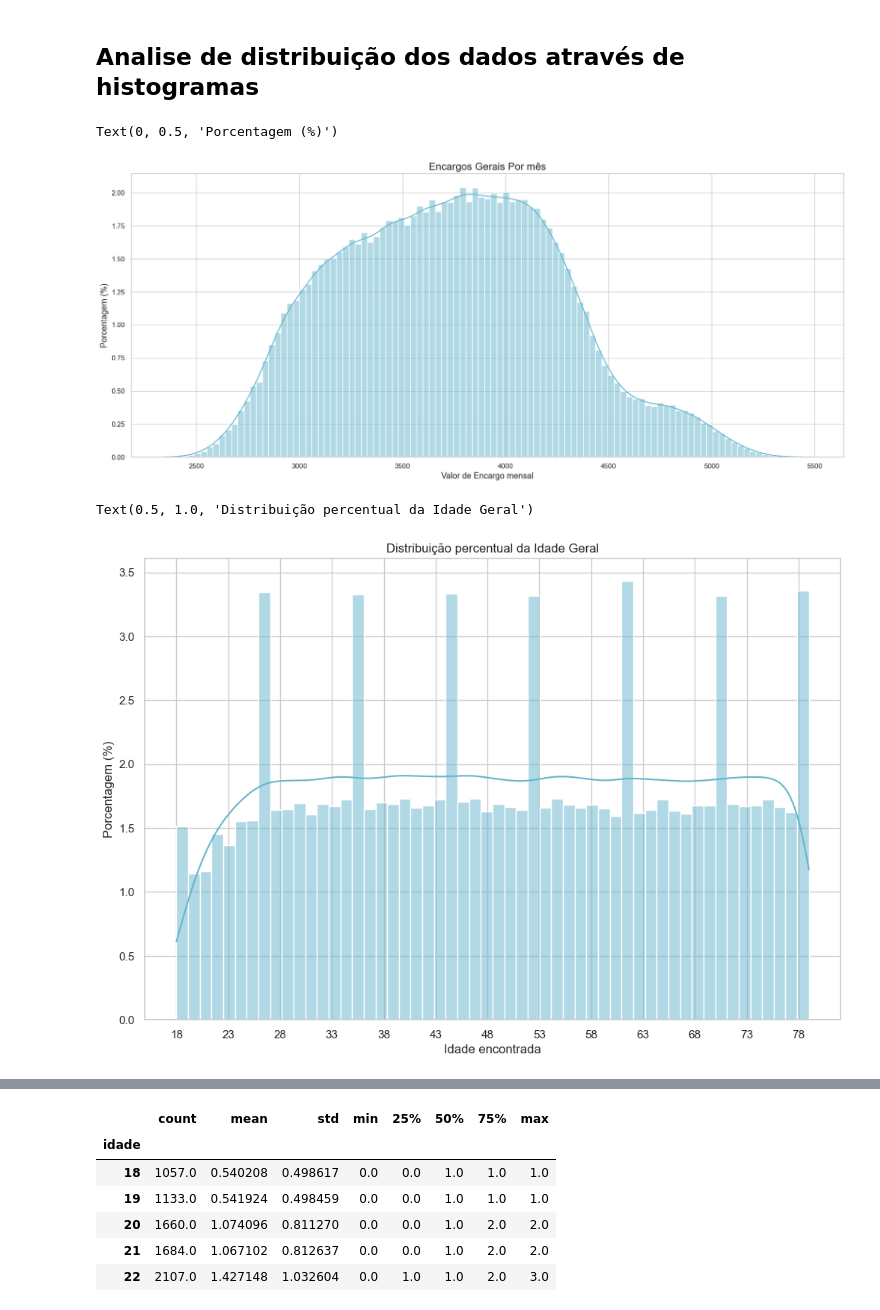
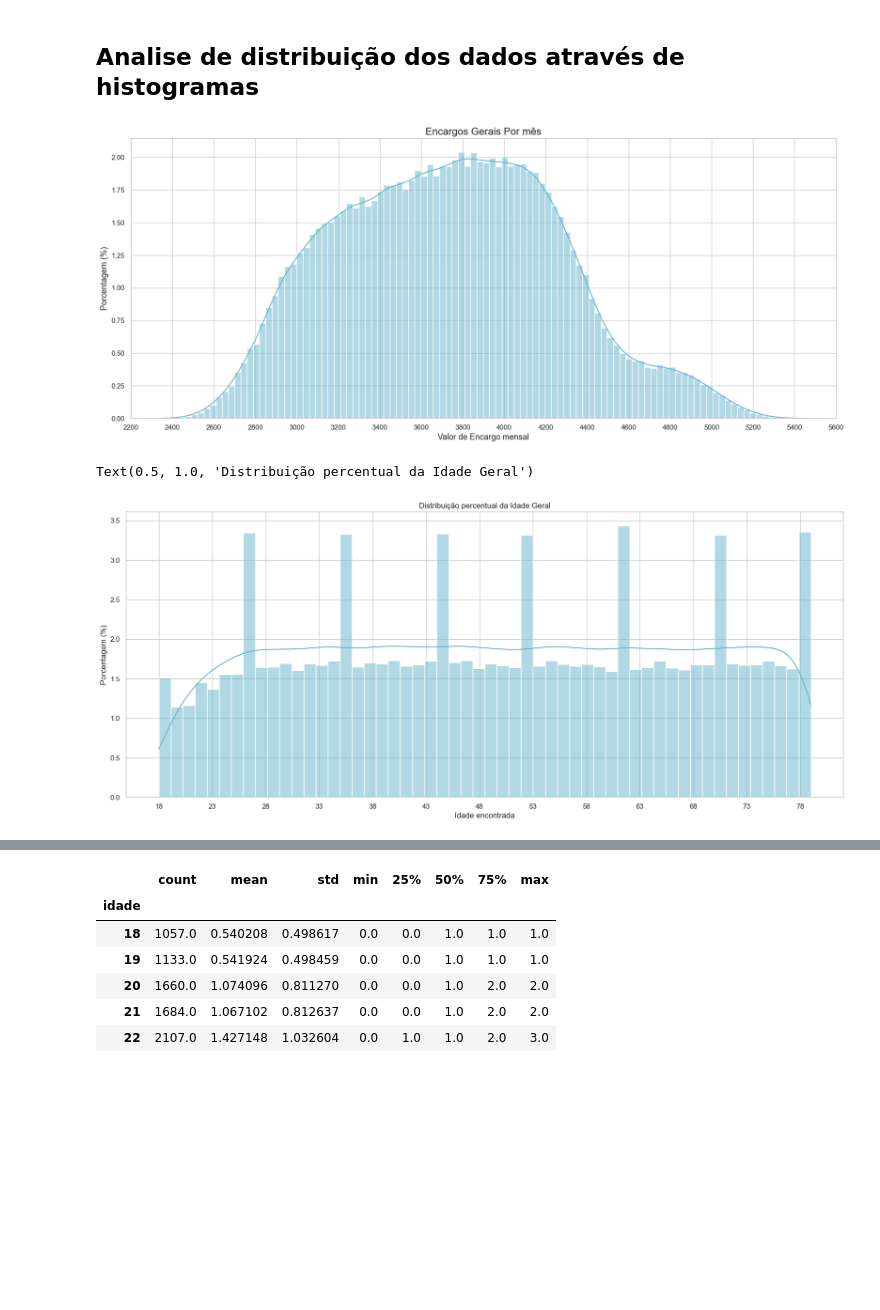
Before and after one commit to JoaoLuizDeveloper/TechChallengerPhase1, a Jupyter notebook: analise.ipynb, the cells around one changed output, grey strips where cells are left out. Drawn from its saved outputs; the diff is of its cells as text; code cells hidden in the pictures; blank space fills up the shorter version.

```diff
--- a/analise.ipynb
+++ b/analise.ipynb
@@ -96,43 +94,44 @@ sns.set_theme(style='whitegrid')
 # %%
 #Definindo o grafico com a quantidade encargos encontrados por mes com determinado Valor
 #Podemos definir o Titulo, Eixo X e Y, o metodo de comparação e a exibição
+# Gerar o gráfico
 f, ax = plt.subplots(1, 1, figsize=(20, 8))
-ax = sns.histplot(df['encargos_mensais'], kde=True, stat="percent", color='c')
+sns.histplot(df['encargos_mensais'], kde=True, stat="percent", color='c', ax=ax)
 
-# Extrair os dados das barras do histograma
-# patches = ax.patches  # retângulos do histograma
-
-# # Obter altura (percentual) e posição central de cada barra
-# bar_values = [(p.get_x() + p.get_width() / 2, p.get_height()) for p in patches]
-
-# # Pegar as 3 maiores porcentagens
-# top3 = sorted(bar_values, key=lambda x: x[1], reverse=True)[:3]
-
-# # Anotar no gráfico
-# for x, y in top3:
-#   ax.text(x, -0.4, f'{x:,.2f}', ha='center', va='top', fontsize=11, fontweight='bold', color='black')
-
-# Título e eixos
+# Definir título e eixos
 plt.title('Encargos Gerais Por mês', fontsize=16)
 plt.xlabel('Valor de Encargo mensal', fontsize=13)
 plt.ylabel('Porcentagem (%)', fontsize=13)
+
+# Determinar faixa de dados
+min_valor = df['encargos_mensais'].min()
+max_valor = df['encargos_mensais'].max()
+
+# Arredondar para múltiplos de 200
+min_tick = (min_valor // 200) * 200
+max_tick = ((max_valor // 200) + 1) * 200
+
+# Definir limites e ticks
+plt.xlim(min_tick, max_tick)
+plt.xticks(np.arange(min_tick, max_tick + 200, 200))
+
+plt.show()
 # %% [output]
-Text(0, 0.5, 'Porcentagem (%)')
-[figure, old version]
+[figure, new version]
 # %%
 #Gerando grafico para definir a quantidade das idades encontradas nos dados
 # Criar histograma com proporção (densidade normalizada)
-f, ax = plt.subplots(1, 1, figsize=(12, 8))
+f, ax = plt.subplots(1, 1, figsize=(20, 8))
 sns.histplot(df['idade'], stat="percent", kde=True, color='c', ax=ax)
 
 # Eixo X de 5 em 5 anos
 plt.xticks(np.arange(df['idade'].min(), df['idade'].max() + 1, 5))
 
 plt.xlabel('Idade encontrada')
 plt.ylabel('Porcentagem (%)')
 plt.title('Distribuição percentual da Idade Geral')
 # %% [output]
 Text(0.5, 1.0, 'Distribuição percentual da Idade Geral')
-[figure, old version]
+[figure, new version]
 # %%
 #Definindo grafico com a Quantidade de filhos geral encontrado nos dados
```
Also changed, not shown: parts of 17 cells of this notebook, 1 other file.
